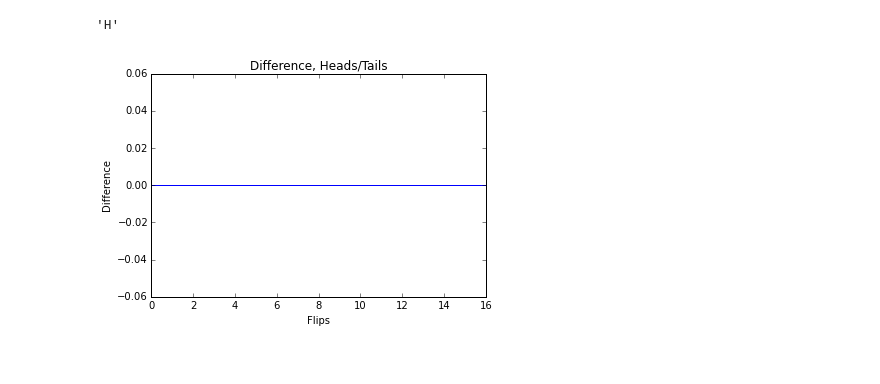
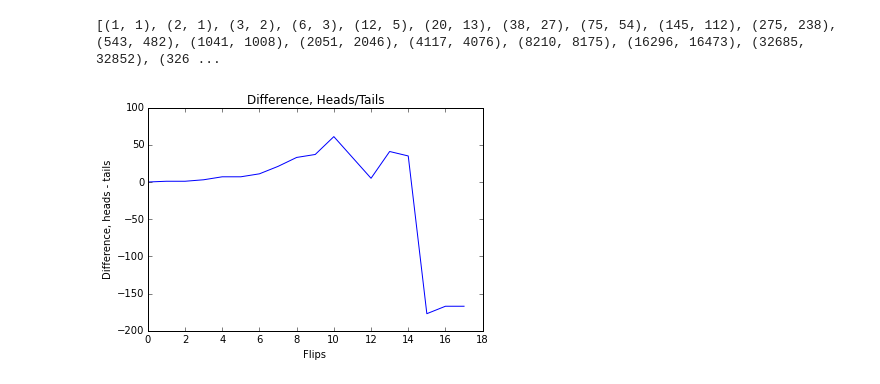
Before and after one commit to JermaineKee/flipping-out, a Jupyter notebook: coin-flips.ipynb, the cells around one changed output. Drawn from its saved outputs; the diff is of its cells as text; code cells hidden in the pictures.

```diff
--- a/coin-flips.ipynb
+++ b/coin-flips.ipynb
@@ -6,39 +6,40 @@ import statistics as st
 # %%
 %matplotlib inline
 # %%
-def flip():
-    flips = random.randint(1,2)
-    if flips == 1:
-
-        return "H"
-    else:
-        return "T"
+def flip(n):
+    flip = random.randint(0, 1)
+    return flip
-# %%
-flip()
-# %% [output]
-'H'
 # %%
-def get_results(flips=2**16):
+def get_results(n=2**16):
     res = []
+    heads = 0
+    tails = 1
     count = 0
-    n = 1
-
-    while n <= flips:
-        if flip():
+    for x in range(n):
+        if flip(1) == True:
+            heads += 1
             count += 1
-        if math.log2(n) % 1 == 0:
-            res.append((n, count))
-
-        n += 1
+        else:
+            tails += 1
+            count += 1
+        if math.log2(x+1) % 1 == 0:
+            res.append((heads, tails))
+    if sum(res[len(res)-1]) != count:
+        res.append((heads, tails))
+    return res
 
 
-    return res
-results = list(zip(*get_results()))
+
+results = get_results()
+# %%
+print(results)
+# %% [output]
+[(1, 1), (2, 1), (3, 2), (6, 3), (12, 5), (20, 13), (38, 27), (75, 54), (145, 112), (275, 238), (543, 482), (1041, 1008), (2051, 2046), (4117, 4076), (8210, 8175), (16296, 16473), (32685, 32852), (326 ...
 # %%
-plt.plot()
+plt.plot([x-y for x, y in results])
 plt.xlabel("Flips")
-plt.ylabel("Difference")
+plt.ylabel("Difference, heads - tails")
 plt.title("Difference, Heads/Tails")
 plt.show()
 # %% [output]
-[figure, old version]
+[figure, new version]
```
Also changed, not shown: parts of 16 cells of this notebook.
